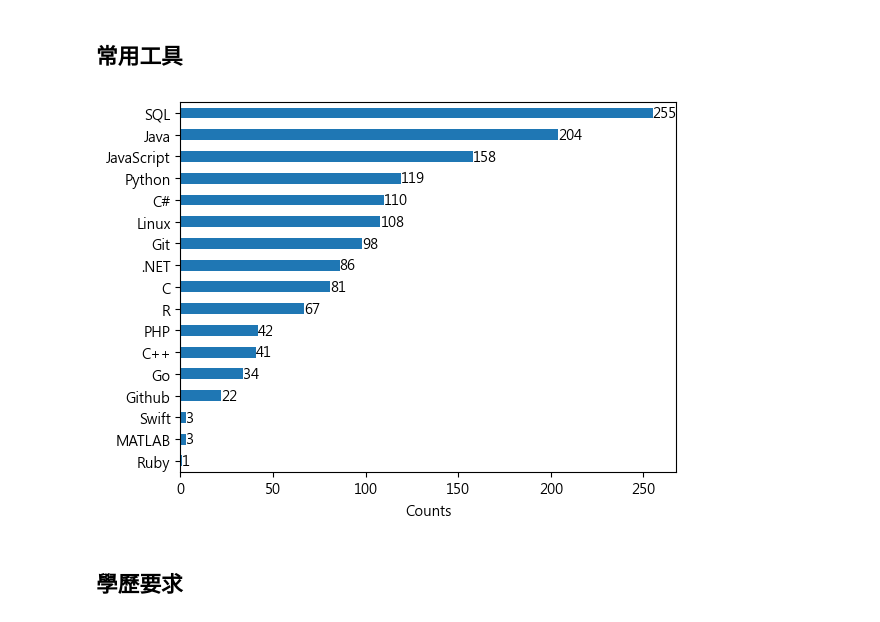
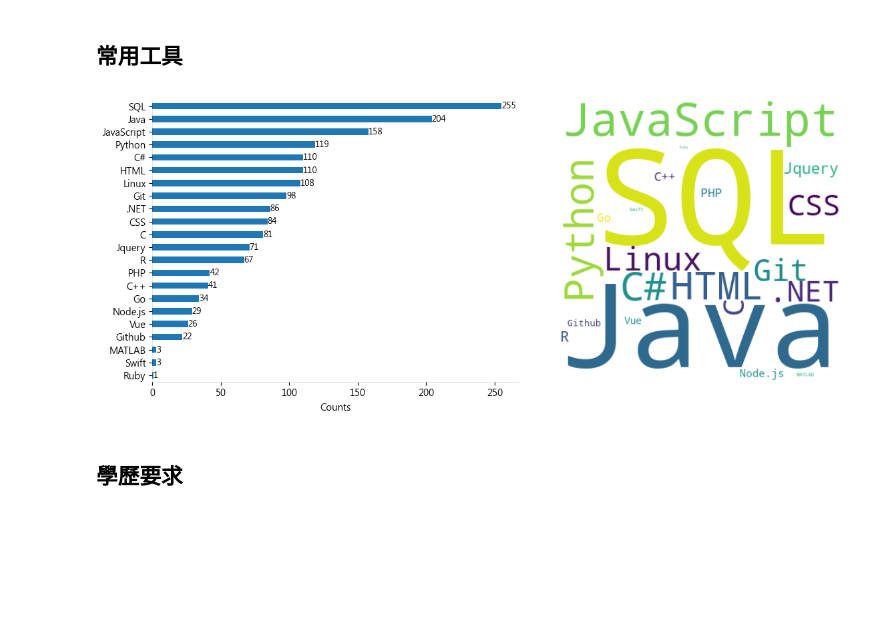
Before and after one commit to DrDAN6770/JobSearcher, a Jupyter notebook: EDA.ipynb, the cells around one changed output. Saved outputs shown, nothing was run; the diff lists cells and outputs as text; code cells hidden in the pictures; blank space fills up the shorter version.

Commit message:
update word cloud

```diff
--- a/EDA.ipynb
+++ b/EDA.ipynb
@@ -57,33 +58,51 @@ count_plt(ndf, '縣市')
 # %%
 def tool_count(df):
     # 定義常見軟體業tool
     tool = {
         'Python': 0, 'C++': 0, 'Java': 0, 'JavaScript': 0, 'R':0,
-        'C#': 0, 'C': 0, 'PHP': 0, 'Go': 0, '.NET': 0,
-        'SQL': 0, 'Swift': 0, 'MATLAB': 0, 'Ruby': 0,
-        'Linux': 0, 'Git': 0, 'Github': 0,
+        'C#': 0, 'C': 0, 'PHP': 0, 'Go': 0, '.NET': 0, 'HTML': 0,
+        'SQL': 0, 'Swift': 0, 'MATLAB': 0, 'Ruby': 0, 'CSS': 0, 'Node.js': 0,
+        'Linux': 0, 'Git': 0, 'Github': 0, 'Jquery':0, 'Vue': 0,
     }
 
     for k in tool.keys():
         if k == 'C++':
             tool[k] = df['擅長工具'].str.contains('C\+\+', case=False).sum()
         elif k == 'R':
             tool[k] = df['擅長工具'].str.contains('R').sum()
         elif k == 'C':
             tool[k] = df['擅長工具'].str.contains('C').sum() - tool['C#'] - tool['C++'] - df['擅長工具'].str.contains('AutoCAD', case=False).sum()
         else:
             tool[k] = df['擅長工具'].str.contains(k, case=False).sum()
     tool_df = pd.DataFrame.from_dict(tool, orient='index', columns=['Count']).sort_values('Count')
-    ax = tool_df.plot(kind='barh', legend=None)
+
+    # plot
+    fig, (ax1, ax2) = plt.subplots(1, 2, figsize=(12, 5))
+    tool_df.plot(kind='barh', legend=None, ax=ax1)
     for i, v in enumerate(tool_df['Count']):
-        ax.text(v, i-0.2, str(v))
-    plt.xlabel('Counts')
+        ax1.text(v, i-0.2, str(v), fontsize=9)
+    ax1.set_xlabel('Counts')
+
+    spine_alpha = 0.1
+    for spine in ax1.spines.values():
+        spine.set_alpha(spine_alpha)
+    ax1.spines['top'].set_visible(False)
+    ax1.spines['right'].set_visible(False)
+    # ax1.spines['bottom'].set_visible(False)
+    # ax1.spines['left'].set_visible(False)
+
+    # word cloud
+    wordcloud = WordCloud(width=400, height=400, background_color='white').generate_from_frequencies(tool)
+    ax2.imshow(wordcloud, interpolation='bilinear')
+    ax2.axis('off')
+
+    plt.tight_layout()
     plt.show()
 
     return tool_df
 tool_df = tool_count(df)
 # %% [output]
-[figure, old version]
+[figure, new version]
 # %% [markdown]
 ## 學歷要求
 # %%
```
Also changed, not shown: parts of 1 cell of this notebook.
